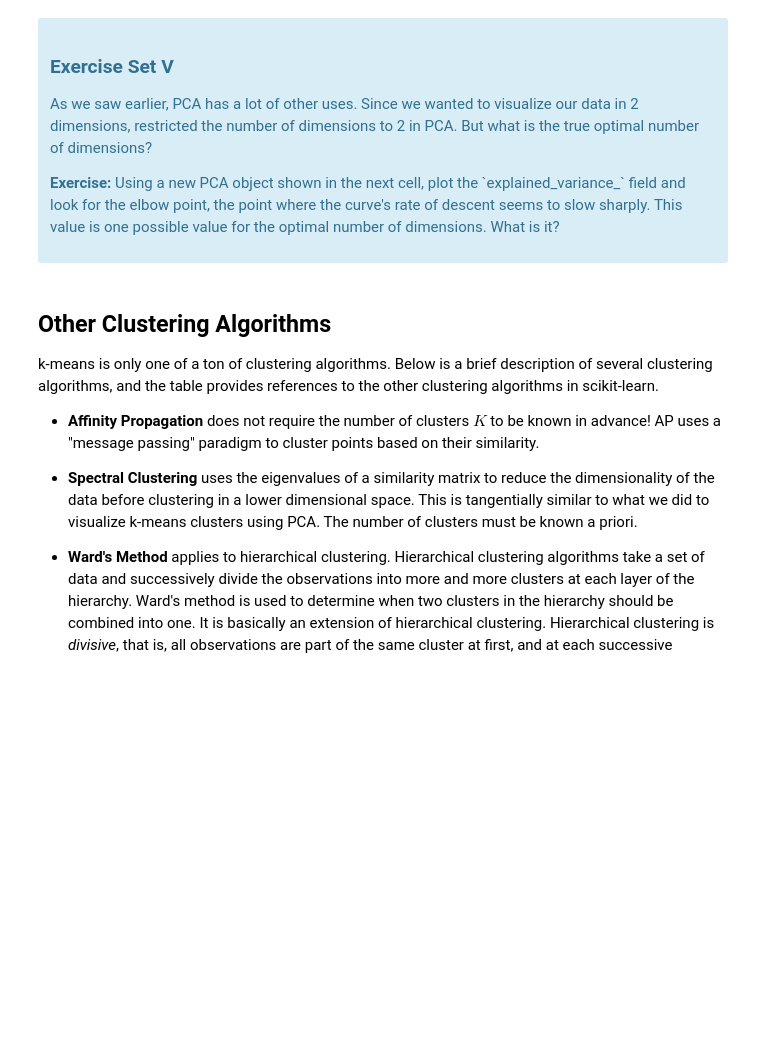
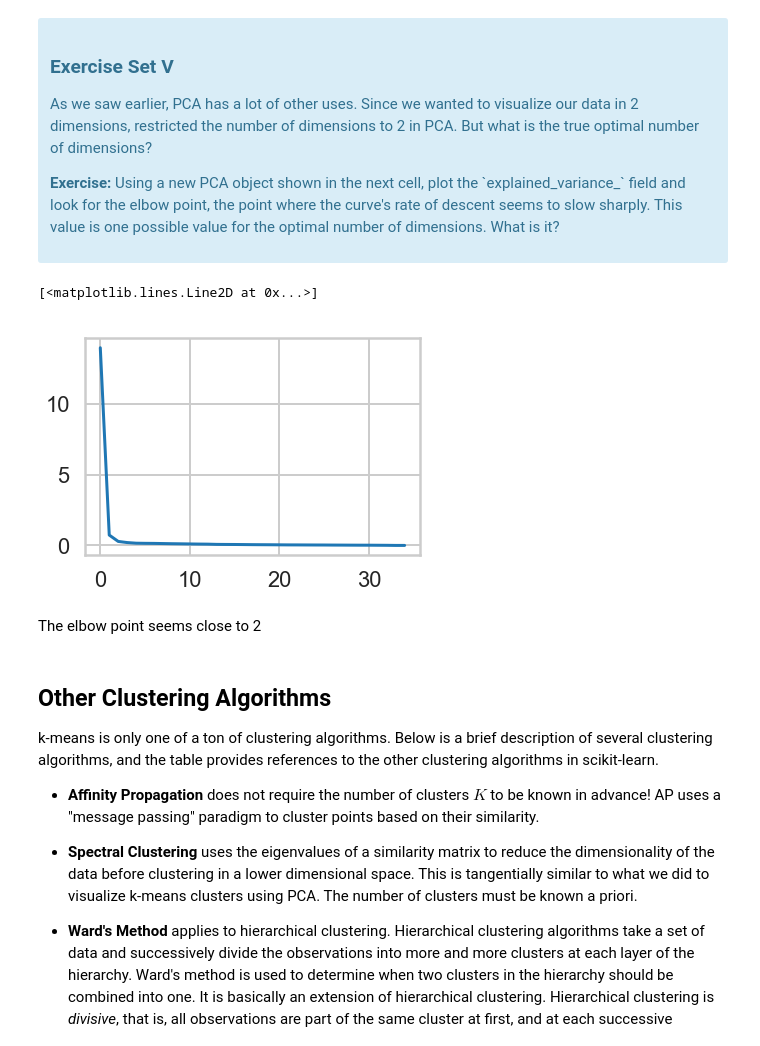
Before and after one commit to adithyansubramanian/Springboard_Clustering, a Jupyter notebook: Mini_Project_Clustering.ipynb, the cells around one changed output. Saved outputs shown, nothing was run; the diff lists cells and outputs as text; code cells hidden in the pictures; blank space fills up the shorter version.

```diff
--- a/Mini_Project_Clustering.ipynb
+++ b/Mini_Project_Clustering.ipynb
@@ -286,11 +312,17 @@ What we've done is we've taken those columns of 0/1 indicator variables, and we'
 # %%
 #your turn
 # Initialize a new PCA model with a default number of components.
 import sklearn.decomposition
 pca = sklearn.decomposition.PCA()
-pca.fit(X)
+pca.fit(x_cols)
 
 # Do the rest on your own :)
+plt.plot(pca.explained_variance_)
+# %% [output]
+[<matplotlib.lines.Line2D at 0x...>]
+[figure, added]
+# %% [markdown]
+The elbow point seems close to 2
 # %% [markdown]
 ## Other Clustering Algorithms
 
```
Also changed, not shown: parts of 14 cells of this notebook.
